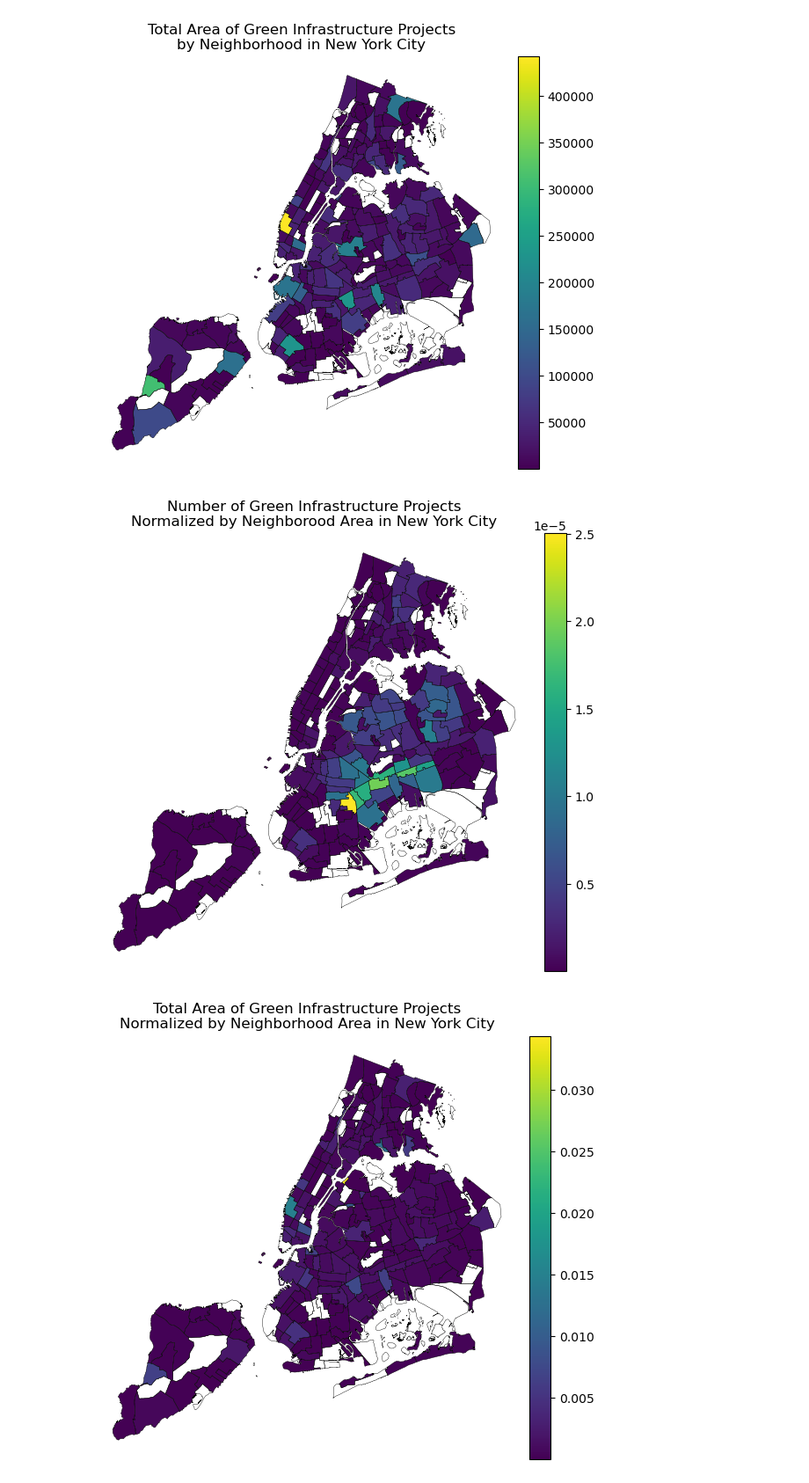
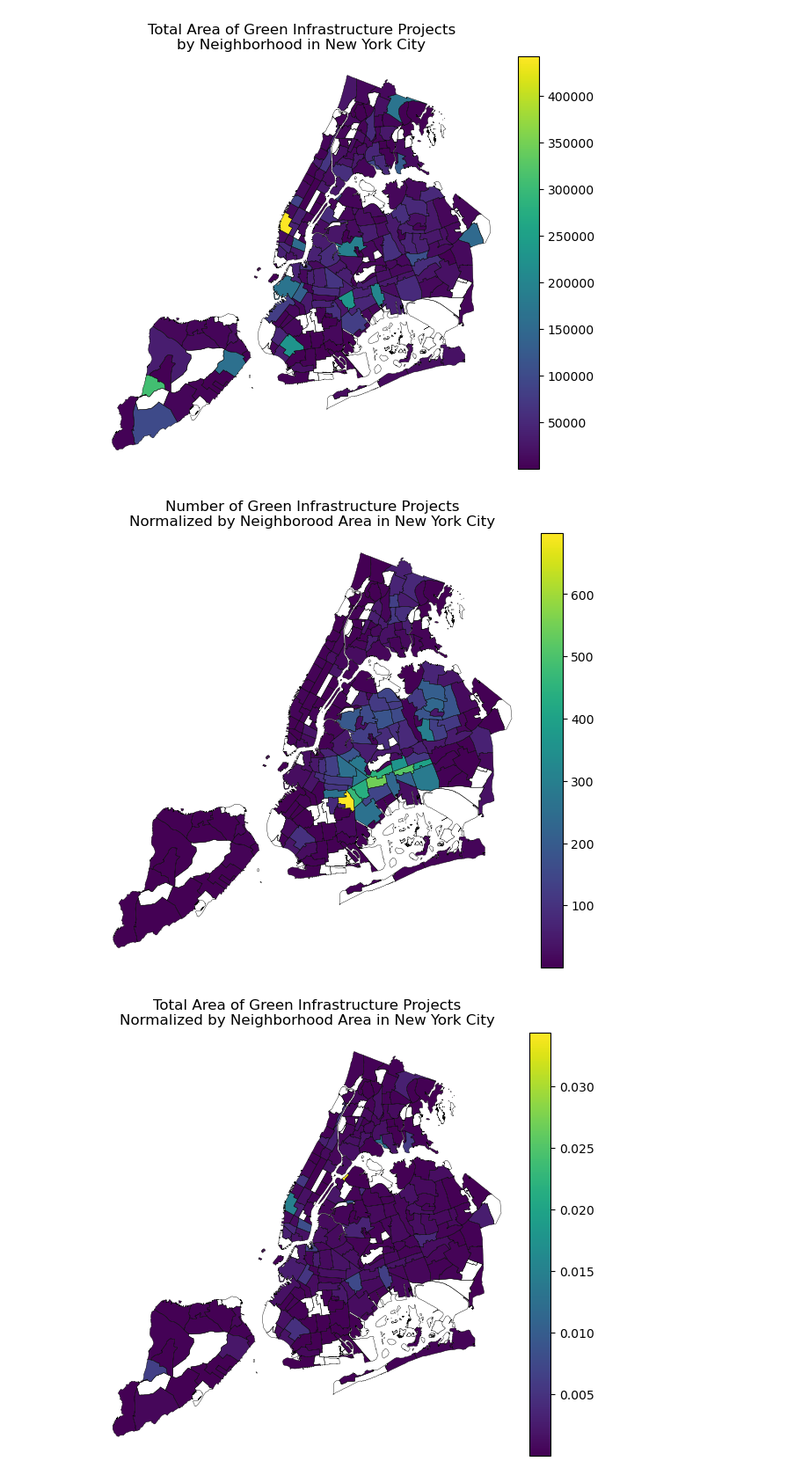
Before and after one commit to mebauer/duckdb-python-basics, a Jupyter notebook: data-analysis.ipynb, the cells around one changed output. Shown at 88% size. Cells and saved outputs as stored; diff of their text form; code cells hidden in the pictures.

```diff
--- a/data-analysis.ipynb
+++ b/data-analysis.ipynb
@@ -558,7 +558,7 @@ df = con.sql(
     SELECT
         nta_name_full,
         count,
-        count / Shape_Area::BIGINT AS count_norm,
+        count / (Shape_Area::BIGINT / 27878400) AS count_sqmi,
         total_asset_area,
         total_asset_area / Shape_Area::BIGINT AS total_asset_area_norm,
     FROM merged_nta
@@ -701,31 +701,31 @@ plt.tight_layout()
 # %%
 fig, ax = plt.subplots(figsize=(6, 6))
 
 divider = make_axes_locatable(ax)
 cax = divider.append_axes("right", size="5%", pad=0.1)
 cmap = plt.cm.viridis
 
 nta_merged.plot(
-    column='count_norm',
+    column='count_sqmi',
     legend=True,
     cmap=cmap,
     cax=cax,
     ax=ax,
 )
 
 nta_gdf.plot(
     ax=ax,
     zorder=1,
     facecolor='None',
     linewidth=.3
 )
 
 ax.set_title('Number of Green Infrastructure Projects\n\
 Normalized by Neighborood Area in New York City')
 ax.axis('off')
 plt.tight_layout()
 # %% [output]
-[figure, old version]
+[figure, new version]
 # %%
 fig, ax = plt.subplots(figsize=(6, 6))
 
```
Also changed, not shown: parts of 3 cells of this notebook.
